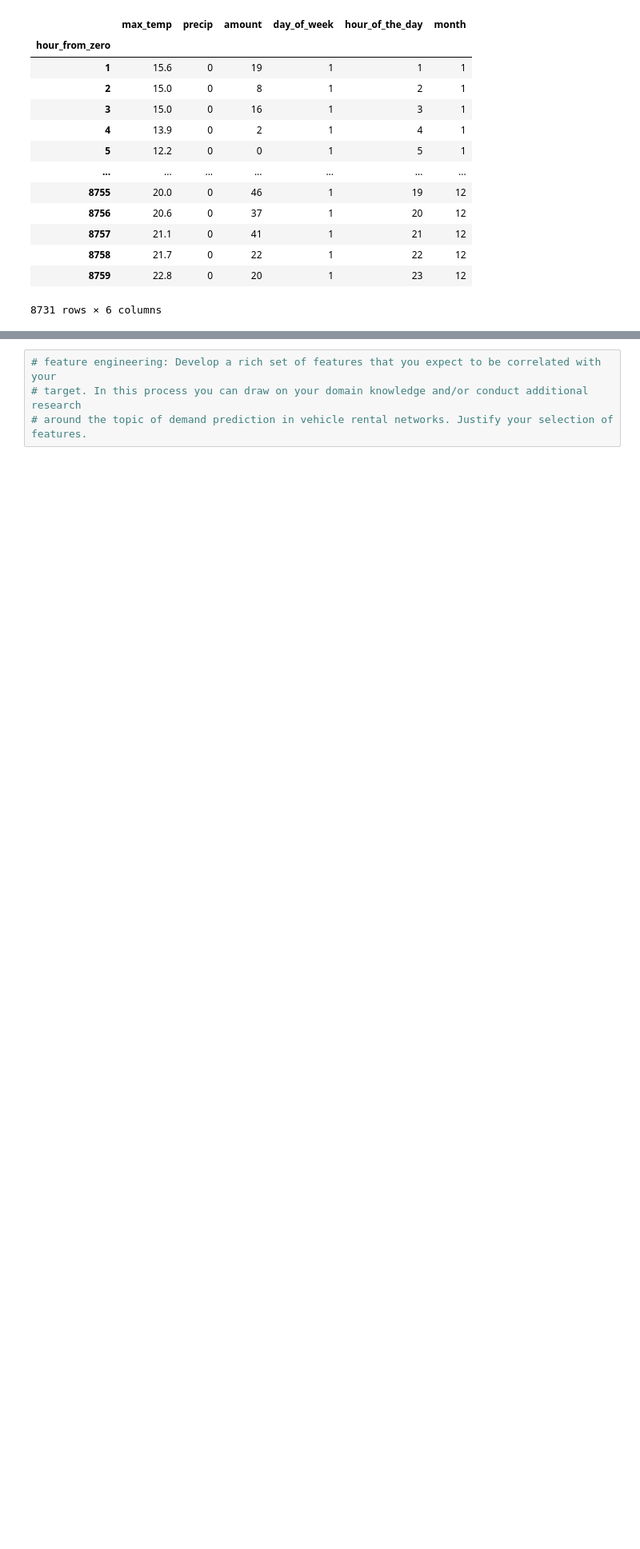
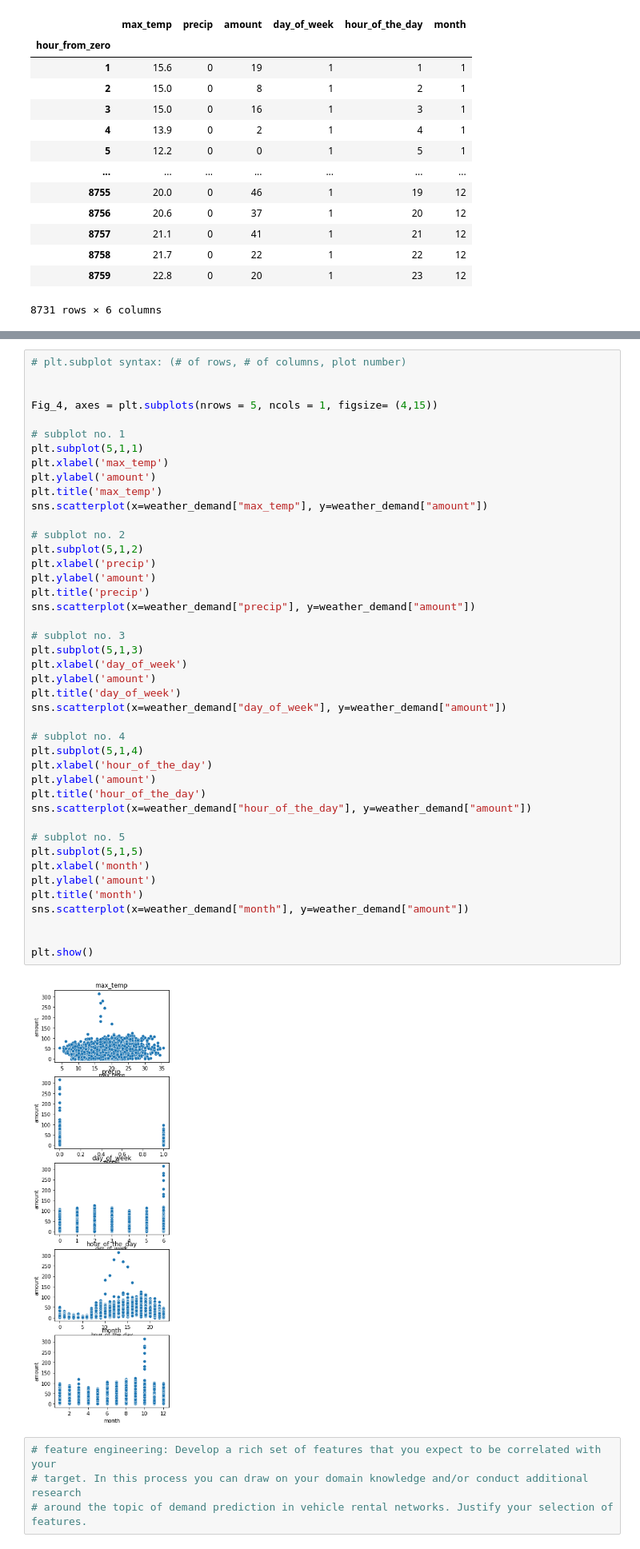
Before and after one commit to robbenB-123/SiliconValley, a Jupyter notebook: DSML_SILICONVALLEY.ipynb, the cells around one changed output, grey strips where cells are left out. Shown at 80% size. Saved outputs shown, nothing was run; the diff lists cells and outputs as text; blank space fills up the shorter version.

```diff
--- a/DSML_SILICONVALLEY.ipynb
+++ b/DSML_SILICONVALLEY.ipynb
@@ -775,3 +798,48 @@ weather_demand_final
+# %%
+# plt.subplot syntax: (# of rows, # of columns, plot number)
+
+
+Fig_4, axes = plt.subplots(nrows = 5, ncols = 1, figsize= (4,15))
+
+# subplot no. 1
+plt.subplot(5,1,1)
+plt.xlabel('max_temp')
+plt.ylabel('amount')
+plt.title('max_temp')
+sns.scatterplot(x=weather_demand["max_temp"], y=weather_demand["amount"])
+
+# subplot no. 2
+plt.subplot(5,1,2)
+plt.xlabel('precip')
+plt.ylabel('amount')
+plt.title('precip')
+sns.scatterplot(x=weather_demand["precip"], y=weather_demand["amount"])
+
+# subplot no. 3
+plt.subplot(5,1,3)
+plt.xlabel('day_of_week')
+plt.ylabel('amount')
+plt.title('day_of_week')
+sns.scatterplot(x=weather_demand["day_of_week"], y=weather_demand["amount"])
+
+# subplot no. 4
+plt.subplot(5,1,4)
+plt.xlabel('hour_of_the_day')
+plt.ylabel('amount')
+plt.title('hour_of_the_day')
+sns.scatterplot(x=weather_demand["hour_of_the_day"], y=weather_demand["amount"])
+
+# subplot no. 5
+plt.subplot(5,1,5)
+plt.xlabel('month')
+plt.ylabel('amount')
+plt.title('month')
+sns.scatterplot(x=weather_demand["month"], y=weather_demand["amount"])
+
+
+plt.show()
+# %% [output]
+[figure, added]
 # %%
 # feature engineering: Develop a rich set of features that you expect to be correlated with your
 # target. In this process you can draw on your domain knowledge and/or conduct additional research
```
Also changed, not shown: parts of 5 cells of this notebook.
